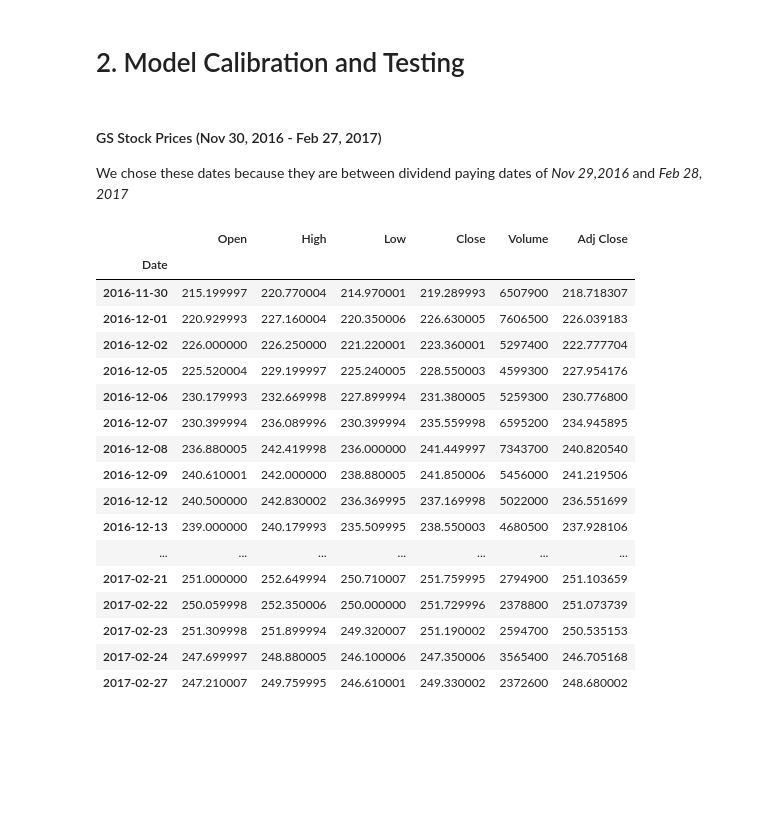
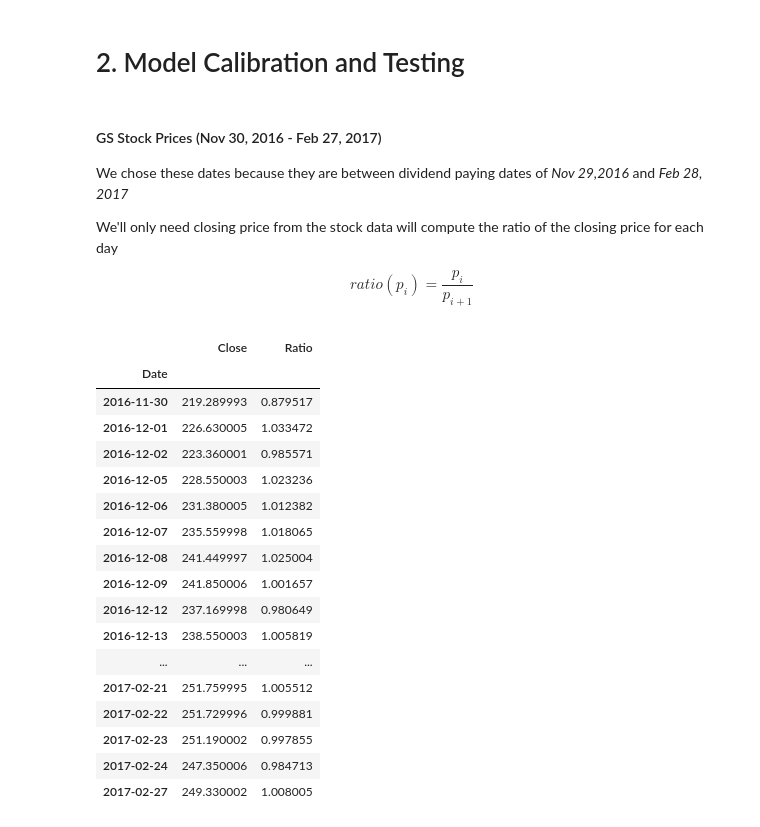
Before and after one commit to lerms/math485-mathematical-finance, a Jupyter notebook: p1/src/model_calibration.ipynb, the cells around one changed output. Cells and saved outputs as stored; diff of their text form; code cells hidden in the pictures; blank space fills up the shorter version.

```diff
--- a/p1/src/model_calibration.ipynb
+++ b/p1/src/model_calibration.ipynb
@@ -8,26 +11,31 @@ import numpy as np
 #### GS Stock Prices (Nov 30, 2016 - Feb 27, 2017)
 
 We chose these dates because they are between dividend paying dates of *Nov 29,2016* and *Feb 28, 2017*
+
+We'll only need closing price from the stock data will compute the ratio of the closing price for each day
+
+$$ ratio(p_i) = \frac{p_i}{p_{i+1}} $$
 # %%
 stock_prices = pd.read_csv('dataset/gs-stock-prices.csv', index_col=0, parse_dates=True).iloc[::-1]
+stock_prices['Ratio'] = [price / stock_prices['Close'][i-1] for i, price in enumerate(stock_prices['Close'])]
+stock_prices.drop([col for col in stock_prices.columns if col not in ['Close', 'Ratio']], axis=1, inplace=True)
+stock_prices[:]
+# %% [output]
+|  | Close | Ratio |
+| Date |  |  |
+| 2016-11-30 | 219.289993 | 0.879517 |
+| 2016-12-01 | 226.630005 | 1.033472 |
+| 2016-12-02 | 223.360001 | 0.985571 |
+| 2016-12-05 | 228.550003 | 1.023236 |
+| 2016-12-06 | 231.380005 | 1.012382 |
+| 2016-12-07 | 235.559998 | 1.018065 |
+| 2016-12-08 | 241.449997 | 1.025004 |
+| 2016-12-09 | 241.850006 | 1.001657 |
+| 2016-12-12 | 237.169998 | 0.980649 |
+| 2016-12-13 | 238.550003 | 1.005819 |
+| ... | ... | ... |
+| 2017-02-21 | 251.759995 | 1.005512 |
+| 2017-02-22 | 251.729996 | 0.999881 |
+| 2017-02-23 | 251.190002 | 0.997855 |
+| 2017-02-24 | 247.350006 | 0.984713 |
+| 2017-02-27 | 249.330002 | 1.008005 |
-# %%
-stock_prices['20161130':'20170227']
-# %% [output]
-|  | Open | High | Low | Close | Volume | Adj Close |
-| Date |  |  |  |  |  |  |
-| 2016-11-30 | 215.199997 | 220.770004 | 214.970001 | 219.289993 | 6507900 | 218.718307 |
-| 2016-12-01 | 220.929993 | 227.160004 | 220.350006 | 226.630005 | 7606500 | 226.039183 |
-| 2016-12-02 | 226.000000 | 226.250000 | 221.220001 | 223.360001 | 5297400 | 222.777704 |
-| 2016-12-05 | 225.520004 | 229.199997 | 225.240005 | 228.550003 | 4599300 | 227.954176 |
-| 2016-12-06 | 230.179993 | 232.669998 | 227.899994 | 231.380005 | 5259300 | 230.776800 |
-| 2016-12-07 | 230.399994 | 236.089996 | 230.399994 | 235.559998 | 6595200 | 234.945895 |
-| 2016-12-08 | 236.880005 | 242.419998 | 236.000000 | 241.449997 | 7343700 | 240.820540 |
-| 2016-12-09 | 240.610001 | 242.000000 | 238.880005 | 241.850006 | 5456000 | 241.219506 |
-| 2016-12-12 | 240.500000 | 242.830002 | 236.369995 | 237.169998 | 5022000 | 236.551699 |
-| 2016-12-13 | 239.000000 | 240.179993 | 235.509995 | 238.550003 | 4680500 | 237.928106 |
-| ... | ... | ... | ... | ... | ... | ... |
-| 2017-02-21 | 251.000000 | 252.649994 | 250.710007 | 251.759995 | 2794900 | 251.103659 |
-| 2017-02-22 | 250.059998 | 252.350006 | 250.000000 | 251.729996 | 2378800 | 251.073739 |
-| 2017-02-23 | 251.309998 | 251.899994 | 249.320007 | 251.190002 | 2594700 | 250.535153 |
-| 2017-02-24 | 247.699997 | 248.880005 | 246.100006 | 247.350006 | 3565400 | 246.705168 |
-| 2017-02-27 | 247.210007 | 249.759995 | 246.610001 | 249.330002 | 2372600 | 248.680002 |
```
Also changed, not shown: parts of 5 cells of this notebook, 4 other files.
